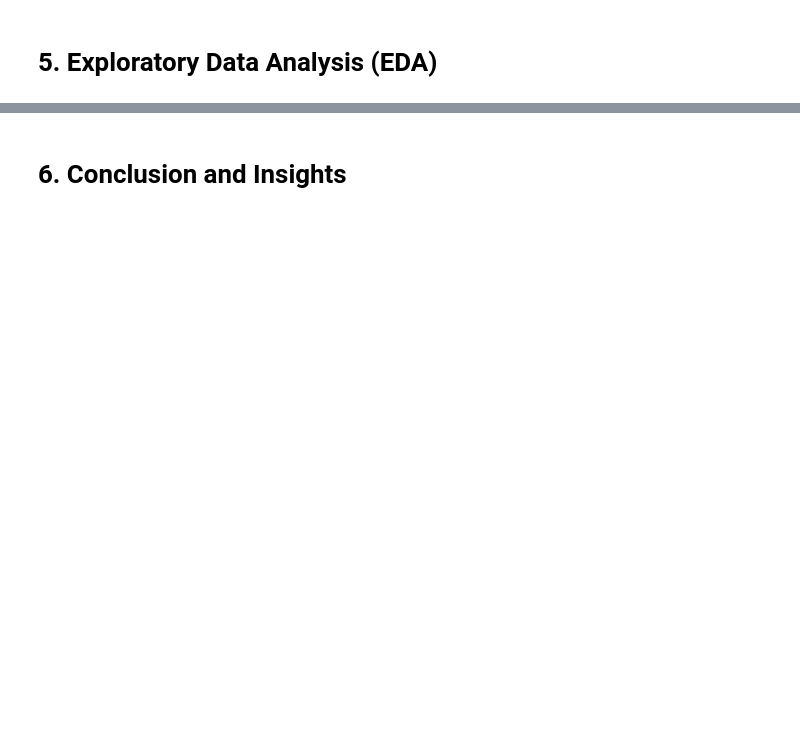
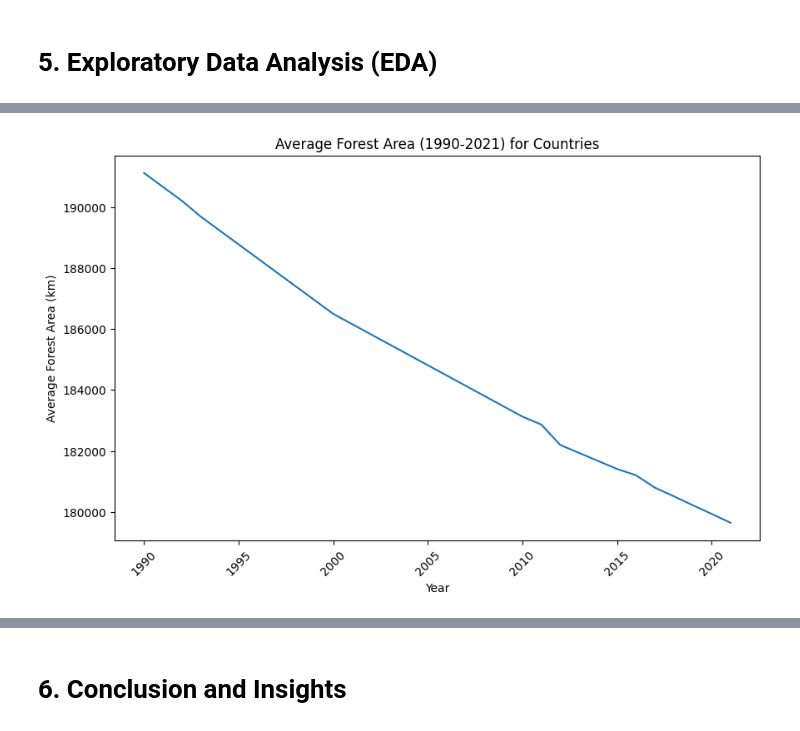
Before and after one commit to LaudRam/Python_Final_Project_ExploreAI, a Jupyter notebook: Python_Final_Project.ipynb, the cells around one changed output, grey strips where cells are left out. Saved outputs shown, nothing was run; the diff lists cells and outputs as text; code cells hidden in the pictures; blank space fills up the shorter version.

```diff
--- a/Python_Final_Project.ipynb
+++ b/Python_Final_Project.ipynb
@@ -336,2 +336,14 @@ df_clean.head(2)
 # %% [markdown]
 # 5. Exploratory Data Analysis (EDA)<a class="anchor" id="chapter5"></a>
+# %%
+#reshaping the dataframe
+df_melted = df_clean.melt(id_vars=['Country_Name', 'Country_Code'],
+                    var_name='Year',
+                    value_name='Forest_Area')
+
+print(df_melted.head())
+print()
+# ensure year is integer and forest_area is a numeric value
+df_melted['Year'] = df_melted['Year'].astype(int)
+df_melted['Forest_Area'] = pd.to_numeric(df_melted['Forest_Area'], errors='coerce')
+print(df_melted.info())
@@ -337,0 +473,13 @@ df_clean.head(2)
+# %%
+# For countries, we plot the average forest area over time
+country_avg_forest_area = country_data.groupby('Year')['Forest_Area'].mean()
+
+plt.figure(figsize=(10, 6))
+sns.lineplot(x=country_avg_forest_area.index, y=country_avg_forest_area.values)
+plt.title("Average Forest Area (1990-2021) for Countries")
+plt.xlabel("Year")
+plt.ylabel("Average Forest Area (km)")
+plt.xticks(rotation=45)
+plt.show()
+# %% [output]
+[figure, added]
```
Also changed, not shown: parts of 11 cells of this notebook.
